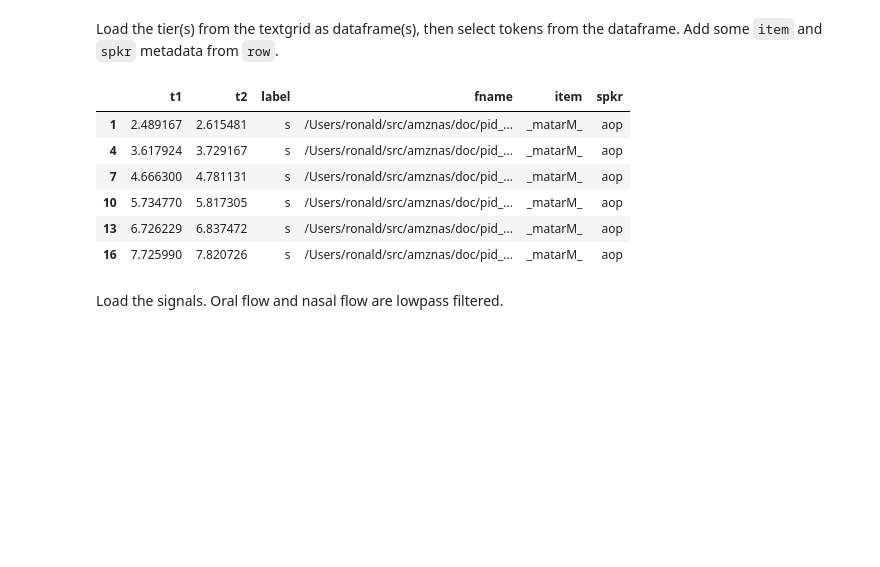
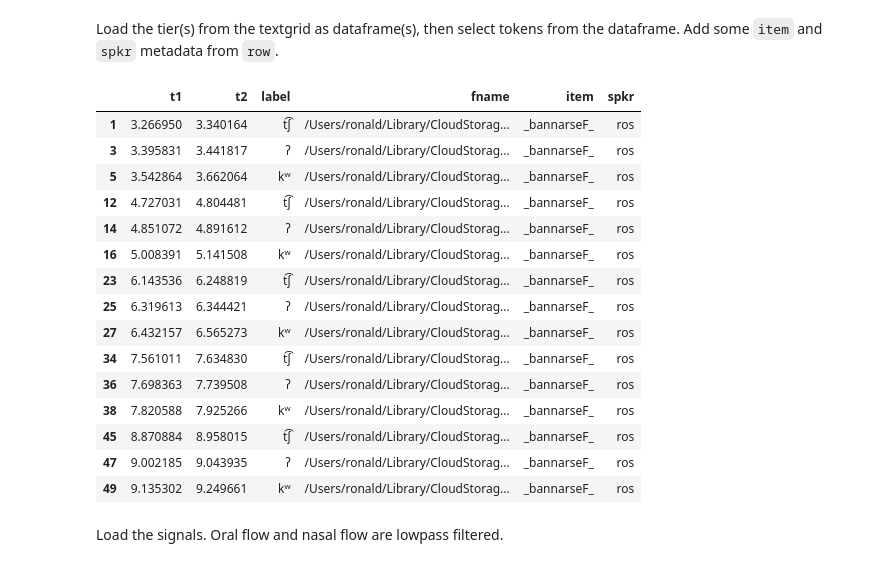
Before and after one commit to rsprouse/amznas, a Jupyter notebook: doc/sample_analysis.ipynb, the cells around one changed output. Saved outputs shown, nothing was run; the diff lists cells and outputs as text; code cells hidden in the pictures; blank space fills up the shorter version.

```diff
--- a/doc/sample_analysis.ipynb
+++ b/doc/sample_analysis.ipynb
@@ -12,8 +12,11 @@ from audiolabel import read_label
 from phonlab.utils import dir2df, match_tokentimes
 # %%
 datadir = Path(
-    '/Users/ronald/src/amznas/doc/'
+    '/Users/ronald/Library/CloudStorage/Box-Box/lin_michael_amazon_nasality_grant/data_analysis'
 )
+wavdir = Path(
+    '/Users/ronald/Library/CloudStorage/Box-Box/cla/projects/digital_queues/external_depositors/amazonian_nasality_data_uploads/006_jorge_emilio_roses_labrada'
+)
 # %% [markdown]
 Get dataframes of textgrids and .wav files to analyze. I'm working with a single made up textgrid. Extract experiment variables from the filenames.
 # %%
@@ -93,21 +118,30 @@ for row in tgdf.itertuples():
 Load the tier(s) from the textgrid as dataframe(s), then select tokens from the dataframe. Add some `item` and `spkr` metadata from `row`.
 # %%
 # Set of consonant symbols.
-consonants = ['s', 't']
+consonants = ['kʷ', 't͡ʃ', 'ʔ']
 
-[phdf] = read_label(str(datadir / row.fname), ftype='praat')
+[wddf, phdf, notesdf] = read_label(str(datadir / row.relpath / row.fname), ftype='praat')
 tokens = phdf[phdf['label'].isin(consonants)].copy()
 tokens['item'] = row.item
 tokens['spkr'] = row.spkr
 tokens
 # %% [output]
 |  | t1 | t2 | label | fname | item | spkr |
-| 1 | 2.489167 | 2.615481 | s | /Users/ronald/src/amznas/doc/pid_... | _matarM_ | aop |
-| 4 | 3.617924 | 3.729167 | s | /Users/ronald/src/amznas/doc/pid_... | _matarM_ | aop |
-| 7 | 4.666300 | 4.781131 | s | /Users/ronald/src/amznas/doc/pid_... | _matarM_ | aop |
-| 10 | 5.734770 | 5.817305 | s | /Users/ronald/src/amznas/doc/pid_... | _matarM_ | aop |
-| 13 | 6.726229 | 6.837472 | s | /Users/ronald/src/amznas/doc/pid_... | _matarM_ | aop |
-| 16 | 7.725990 | 7.820726 | s | /Users/ronald/src/amznas/doc/pid_... | _matarM_ | aop |
+| 1 | 3.266950 | 3.340164 | t͡ʃ | /Users/ronald/Library/CloudStorag... | _bannarseF_ | ros |
+| 3 | 3.395831 | 3.441817 | ʔ | /Users/ronald/Library/CloudStorag... | _bannarseF_ | ros |
+| 5 | 3.542864 | 3.662064 | kʷ | /Users/ronald/Library/CloudStorag... | _bannarseF_ | ros |
+| 12 | 4.727031 | 4.804481 | t͡ʃ | /Users/ronald/Library/CloudStorag... | _bannarseF_ | ros |
+| 14 | 4.851072 | 4.891612 | ʔ | /Users/ronald/Library/CloudStorag... | _bannarseF_ | ros |
+| 16 | 5.008391 | 5.141508 | kʷ | /Users/ronald/Library/CloudStorag... | _bannarseF_ | ros |
+| 23 | 6.143536 | 6.248819 | t͡ʃ | /Users/ronald/Library/CloudStorag... | _bannarseF_ | ros |
+| 25 | 6.319613 | 6.344421 | ʔ | /Users/ronald/Library/CloudStorag... | _bannarseF_ | ros |
+| 27 | 6.432157 | 6.565273 | kʷ | /Users/ronald/Library/CloudStorag... | _bannarseF_ | ros |
+| 34 | 7.561011 | 7.634830 | t͡ʃ | /Users/ronald/Library/CloudStorag... | _bannarseF_ | ros |
+| 36 | 7.698363 | 7.739508 | ʔ | /Users/ronald/Library/CloudStorag... | _bannarseF_ | ros |
+| 38 | 7.820588 | 7.925266 | kʷ | /Users/ronald/Library/CloudStorag... | _bannarseF_ | ros |
+| 45 | 8.870884 | 8.958015 | t͡ʃ | /Users/ronald/Library/CloudStorag... | _bannarseF_ | ros |
+| 47 | 9.002185 | 9.043935 | ʔ | /Users/ronald/Library/CloudStorag... | _bannarseF_ | ros |
+| 49 | 9.135302 | 9.249661 | kʷ | /Users/ronald/Library/CloudStorag... | _bannarseF_ | ros |
 # %% [markdown]
 Load the signals. Oral flow and nasal flow are lowpass filtered.
 # %%
```
Also changed, not shown: parts of 4 cells of this notebook.
